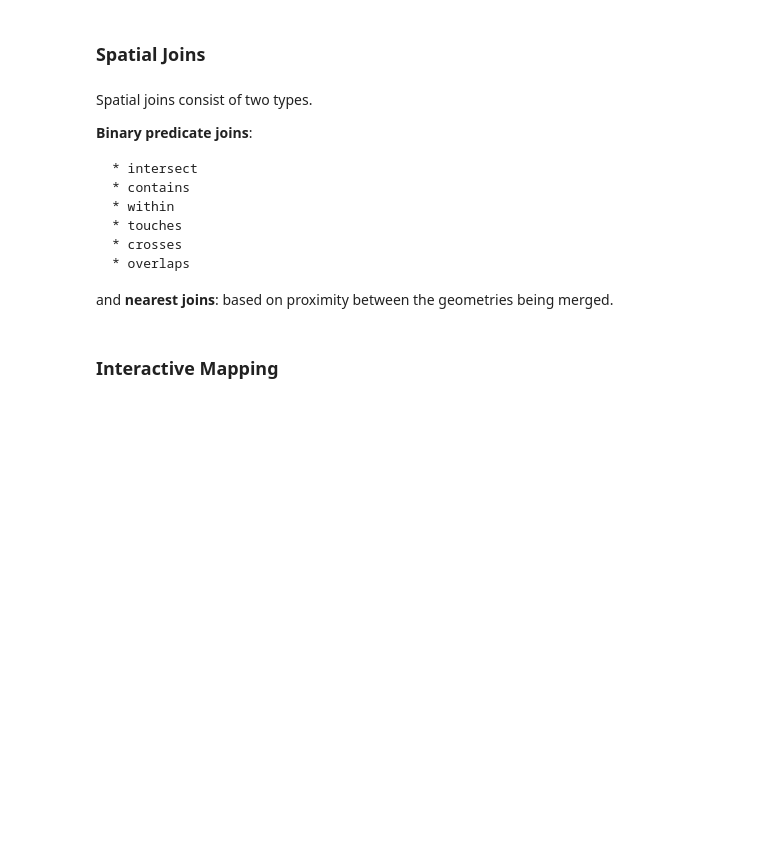
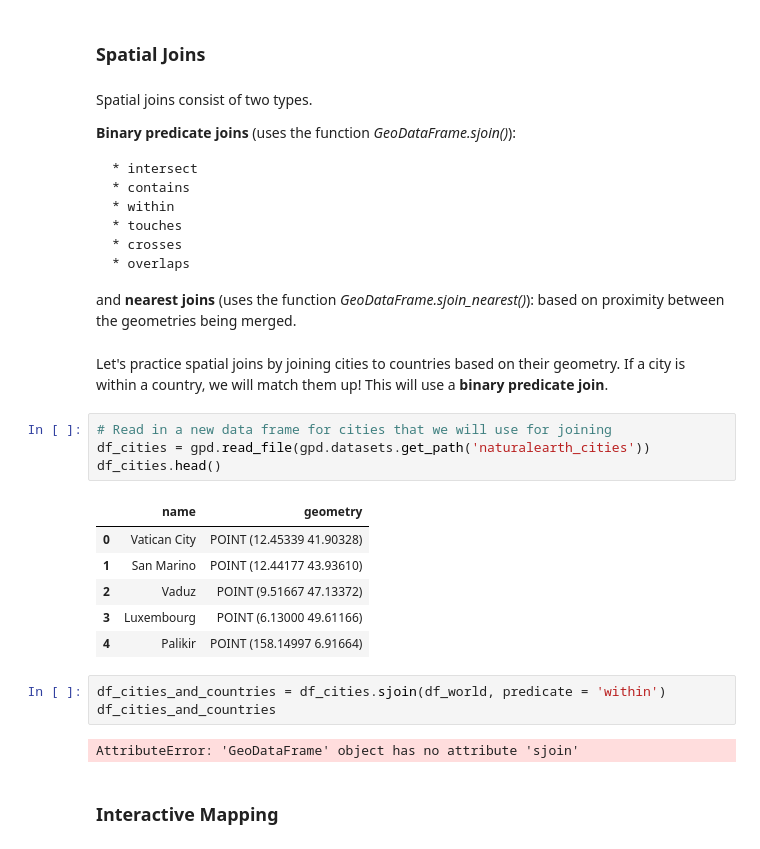
Before and after one commit to carolinadatascience/spatial-data-workshop, a Jupyter notebook: workshop.ipynb, the cells around one changed output. Saved outputs shown, nothing was run; the diff lists cells and outputs as text; blank space fills up the shorter version.

Commit message:
working on spatial joins

```diff
--- a/workshop.ipynb
+++ b/workshop.ipynb
@@ -198,7 +198,7 @@ This concept can be applied to geographies of all granularities. For example agg
 # %% [markdown]
 Spatial joins consist of two types.
 
-**Binary predicate joins**:
+**Binary predicate joins** (uses the function *GeoDataFrame.sjoin()*):
 
     * intersect
     * contains
@@ -207,7 +207,25 @@ Spatial joins consist of two types.
     * crosses
     * overlaps
 
-and **nearest joins**: based on proximity between the geometries being merged.
+and **nearest joins** (uses the function *GeoDataFrame.sjoin_nearest()*): based on proximity between the geometries being merged.
+# %% [markdown]
+Let's practice spatial joins by joining cities to countries based on their geometry. If a city is within a country, we will match them up! This will use a **binary predicate join**.
+# %%
+# Read in a new data frame for cities that we will use for joining
+df_cities = gpd.read_file(gpd.datasets.get_path('naturalearth_cities'))
+df_cities.head()
+# %% [output]
+|  | name | geometry |
+| 0 | Vatican City | POINT (12.45339 41.90328) |
+| 1 | San Marino | POINT (12.44177 43.93610) |
+| 2 | Vaduz | POINT (9.51667 47.13372) |
+| 3 | Luxembourg | POINT (6.13000 49.61166) |
+| 4 | Palikir | POINT (158.14997 6.91664) |
+# %%
+df_cities_and_countries = df_cities.sjoin(df_world, predicate = 'within')
+df_cities_and_countries
+# %% [output]
+AttributeError: 'GeoDataFrame' object has no attribute 'sjoin'
 # %% [markdown]
 ### Interactive Mapping
 # %% [markdown]
```
